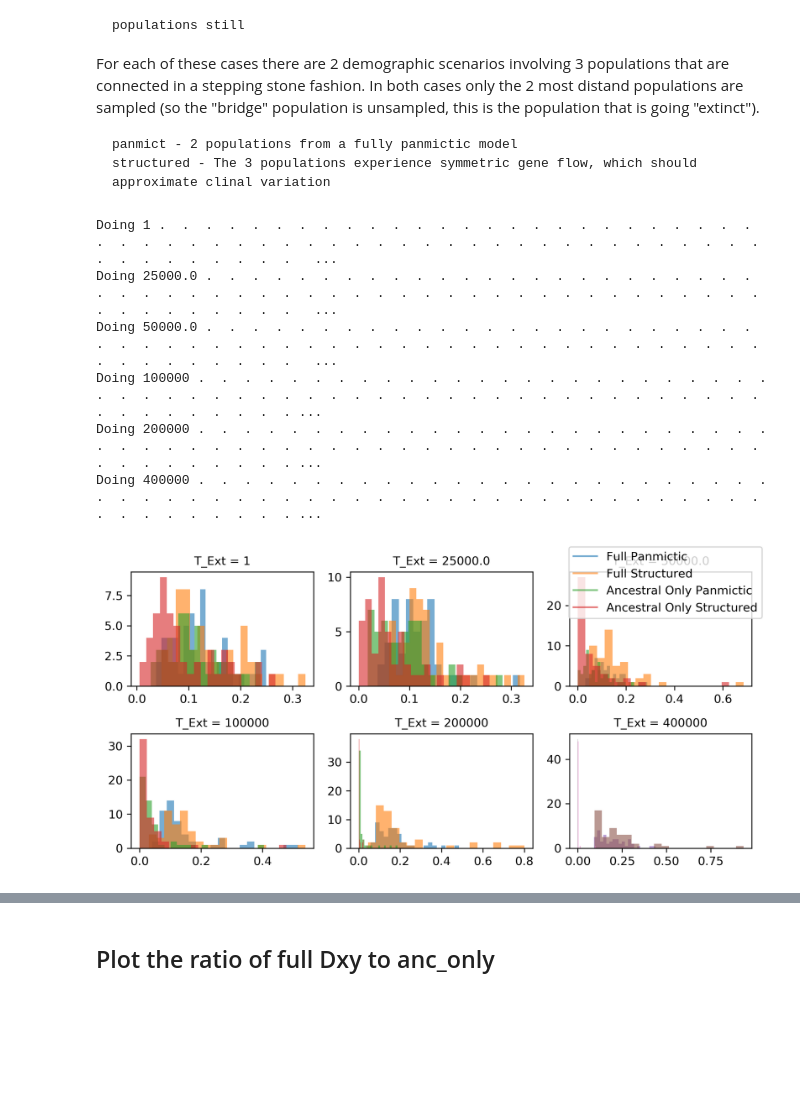
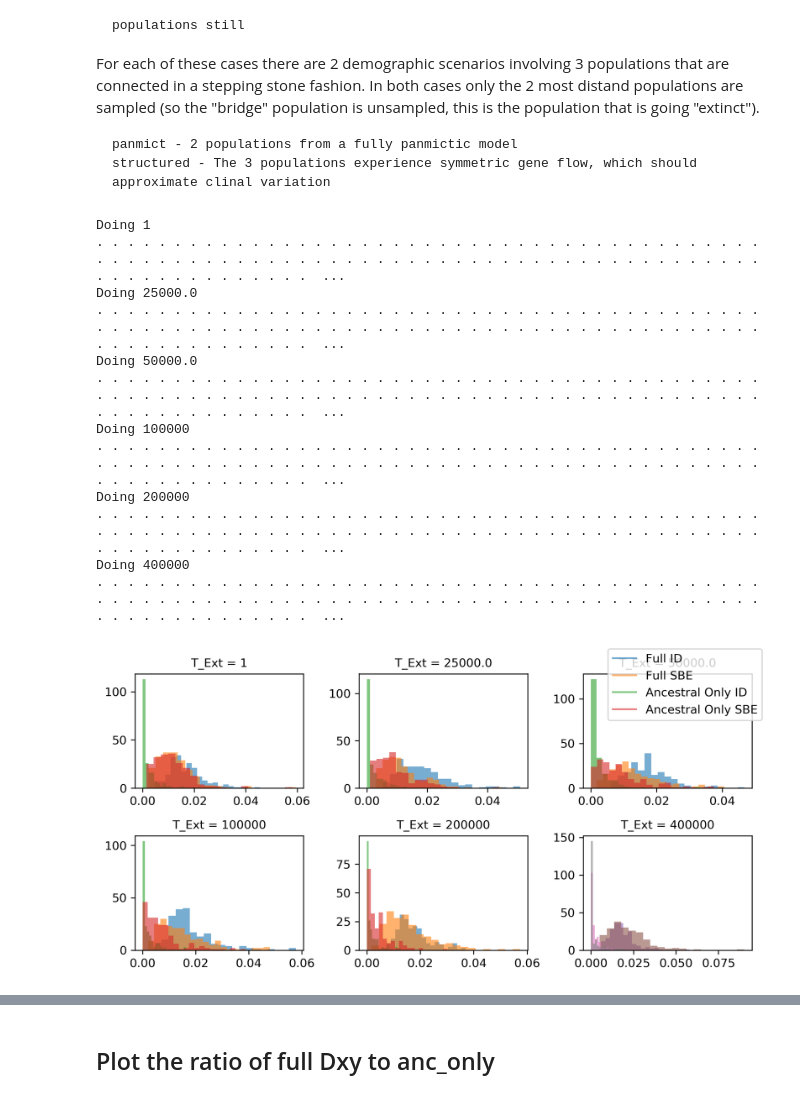
Before and after one commit to isaacovercast/lab-notebooks, a Jupyter notebook: SpeciationByExtinction/SpeciationByExtinction.ipynb, the cells around one changed output, grey strips where cells are left out. Saved outputs shown, nothing was run; the diff lists cells and outputs as text; code cells hidden in the pictures; blank space fills up the shorter version.

```diff
--- a/SpeciationByExtinction/SpeciationByExtinction.ipynb
+++ b/SpeciationByExtinction/SpeciationByExtinction.ipynb
@@ -106,8 +106,8 @@ def simseqs(sample_size=10, structured=False, get_pis=False, TMRCA=220e3, T_Ext=
         demographic_events = [au_change, ua_change, bu_change, ub_change, atou_event, btou_event]
     else:
         ## All lineages coalesce at some point in the past
-        panmictic_event0 = msprime.MassMigration(time=T_Extinction, source=0, destination=1, proportion=1.0)
-        panmictic_event1 = msprime.MassMigration(time=T_Extinction, source=2, destination=1, proportion=1.0)
+        panmictic_event0 = msprime.MassMigration(time=T_MRCA, source=0, destination=1, proportion=1.0)
+        panmictic_event1 = msprime.MassMigration(time=T_MRCA, source=2, destination=1, proportion=1.0)
         demographic_events = [panmictic_event0, panmictic_event1]
         #demographic_events = [au_change, ua_change, bu_change, ub_change, atou_event, btou_event]
 
@@ -132,10 +132,12 @@ def simseqs(sample_size=10, structured=False, get_pis=False, TMRCA=220e3, T_Ext=
     if get_pis:
         pop0 = ts.get_samples(0)
         pop2 = ts.get_samples(2)
+        print(pop0, pop2)
         pi0 = ts.get_pairwise_diversity(pop0)/sequence_length
         pi2 = ts.get_pairwise_diversity(pop2)/sequence_length
-        pi_total = ts.get_pairwise_diversity(pop0 + pop2)/sequence_length
-        return pi0, pi2, pi_total
+        pi_total = ts.get_pairwise_diversity(np.concatenate([pop0, pop2]))/sequence_length
+        div = ts.divergence(sample_sets=[pop0, pop2])
+        return pi0, pi2, pi_total, div
     ## Return the haplotypes for the do_sims function
     else:
         return ts.haplotypes()
@@ -161,8 +164,8 @@ def do_sims(sample_size=10, structured=False, get_pis=False, TMRCA=220e3, T_Ext=
             #print(len(list(haps)))
             ahaps = [next(haps) for _ in range(samps)]
             bhaps = [next(haps) for _ in range(samps)]
-            ahaps_t = np.transpose(np.array([map(int, list(x)) for x in ahaps]))
-            bhaps_t = np.transpose(np.array([map(int, list(x)) for x in bhaps]))
+            ahaps_t = np.transpose(np.array([list(map(int, list(x))) for x in ahaps]))
+            bhaps_t = np.transpose(np.array([list(map(int, list(x))) for x in bhaps]))
             if debug:
                 print(len(ahaps), len(bhaps))
                 #print(ahaps, bhaps)
@@ -172,7 +175,7 @@ def do_sims(sample_size=10, structured=False, get_pis=False, TMRCA=220e3, T_Ext=
             anchapsa = []
             anchapsb = []
             nanchaps = 0
-            for j in xrange(len(ahaps_t)):
+            for j in range(len(ahaps_t)):
                 ## If ancestral polymorphism segregates in both samples then keep it
                 try:
                     ## This is slightly wrong, since it doesn't include the possibility
@@ -212,7 +237,8 @@ For each of these cases there are 2 demographic scenarios involving 3 population
 Ne=100000
 ## Rosenberg 2002
 TMRCA = 5*Ne
-mig = 10./Ne
+# mig = 1/Ne shows the same pattern but with reduced strength
+mig = 10/Ne
 samps = 40
 TEXTS = [1, 0.25*Ne, 0.5*Ne, Ne, 2*Ne, 4*Ne]
 
@@ -231,7 +257,7 @@ nsims = 200
 for t in TEXTS:
     print("\nDoing {}".format(t)),
     for x in range(nsims):
-        print(". "),
+        print(". ", end="")
         a, b, c = do_sims(sample_size=samps, structured=False, TMRCA=TMRCA, T_Ext=t, Ne=Ne, mig=mig)
         full["panmict"][t].append(a)
         anc_only["panmict"][t].append(b)
@@ -242,34 +268,40 @@ for t in TEXTS:
 
 print(full["panmict"][t][0])
 # %% [output]
-Doing 1 .  .  .  .  .  .  .  .  .  .  .  .  .  .  .  .  .  .  .  .  .  .  .  .  .  .  .  .  .  .  .  .  .  .  .  .  .  .  .  .  .  .  .  .  .  .  .  .  .  .  .  .  .  .  .  .  .  .  .  .  .  .  .  .   ...
-Doing 25000.0 .  .  .  .  .  .  .  .  .  .  .  .  .  .  .  .  .  .  .  .  .  .  .  .  .  .  .  .  .  .  .  .  .  .  .  .  .  .  .  .  .  .  .  .  .  .  .  .  .  .  .  .  .  .  .  .  .  .  .  .  .  .   ...
-Doing 50000.0 .  .  .  .  .  .  .  .  .  .  .  .  .  .  .  .  .  .  .  .  .  .  .  .  .  .  .  .  .  .  .  .  .  .  .  .  .  .  .  .  .  .  .  .  .  .  .  .  .  .  .  .  .  .  .  .  .  .  .  .  .  .   ...
-Doing 100000 .  .  .  .  .  .  .  .  .  .  .  .  .  .  .  .  .  .  .  .  .  .  .  .  .  .  .  .  .  .  .  .  .  .  .  .  .  .  .  .  .  .  .  .  .  .  .  .  .  .  .  .  .  .  .  .  .  .  .  .  .  .  . ...
-Doing 200000 .  .  .  .  .  .  .  .  .  .  .  .  .  .  .  .  .  .  .  .  .  .  .  .  .  .  .  .  .  .  .  .  .  .  .  .  .  .  .  .  .  .  .  .  .  .  .  .  .  .  .  .  .  .  .  .  .  .  .  .  .  .  . ...
-Doing 400000 .  .  .  .  .  .  .  .  .  .  .  .  .  .  .  .  .  .  .  .  .  .  .  .  .  .  .  .  .  .  .  .  .  .  .  .  .  .  .  .  .  .  .  .  .  .  .  .  .  .  .  .  .  .  .  .  .  .  .  .  .  .  . ...
+Doing 1
+. . . . . . . . . . . . . . . . . . . . . . . . . . . . . . . . . . . . . . . . . . . . . . . . . . . . . . . . . . . . . . . . . . . . . . . . . . . . . . . . . . . . . . . . . . . . . . . . . . . .  ...
+Doing 25000.0
+. . . . . . . . . . . . . . . . . . . . . . . . . . . . . . . . . . . . . . . . . . . . . . . . . . . . . . . . . . . . . . . . . . . . . . . . . . . . . . . . . . . . . . . . . . . . . . . . . . . .  ...
+Doing 50000.0
+. . . . . . . . . . . . . . . . . . . . . . . . . . . . . . . . . . . . . . . . . . . . . . . . . . . . . . . . . . . . . . . . . . . . . . . . . . . . . . . . . . . . . . . . . . . . . . . . . . . .  ...
+Doing 100000
+. . . . . . . . . . . . . . . . . . . . . . . . . . . . . . . . . . . . . . . . . . . . . . . . . . . . . . . . . . . . . . . . . . . . . . . . . . . . . . . . . . . . . . . . . . . . . . . . . . . .  ...
+Doing 200000
+. . . . . . . . . . . . . . . . . . . . . . . . . . . . . . . . . . . . . . . . . . . . . . . . . . . . . . . . . . . . . . . . . . . . . . . . . . . . . . . . . . . . . . . . . . . . . . . . . . . .  ...
+Doing 400000
+. . . . . . . . . . . . . . . . . . . . . . . . . . . . . . . . . . . . . . . . . . . . . . . . . . . . . . . . . . . . . . . . . . . . . . . . . . . . . . . . . . . . . . . . . . . . . . . . . . . .  ...
 # %%
 ## Plot everything on one giant plot. It's impossible to see what's happening
 f, axarr = plt.subplots(2, 3, figsize=(8,4), dpi=300, sharex=False)
 axarr = [a for b in axarr for a in b]
 
 ## Proxy lines for the legend
-plt.plot([], label="Full Panmictic", alpha=0.6)
-plt.plot([], label="Full Structured", alpha=0.6)
-plt.plot([], label="Ancestral Only Panmictic", alpha=0.6)
-plt.plot([], label="Ancestral Only Structured", alpha=0.6)
+plt.plot([], label="Full ID", alpha=0.6)
+plt.plot([], label="Full SBE", alpha=0.6)
+plt.plot([], label="Ancestral Only ID", alpha=0.6)
+plt.plot([], label="Ancestral Only SBE", alpha=0.6)
 
 
-for i, t, ax in zip(xrange(0,6), TEXTS, axarr):
+for i, t, ax in zip(range(0,6), TEXTS, axarr):
     _, _, _ = ax.hist(full["panmict"][t], alpha=0.6, bins=20)
     _, _, _ = ax.hist(full["structured"][t], alpha=0.6, bins=20)
     _, _, _ = ax.hist(anc_only["panmict"][t], alpha=0.6, bins=20)
     _, _, _ = ax.hist(anc_only["structured"][t], alpha=0.6, bins=20)
     ax.set_title("T_Ext = {}".format(t), fontsize=10)
 _ = f.legend()
 plt.tight_layout()
 # %% [output]
-[figure, old version]
+[figure, new version]
 # %%
 f, axarr = plt.subplots(2, 3, figsize=(8,4), dpi=300, sharex=True)
 axarr = [a for b in axarr for a in b]
```
Also changed, not shown: parts of 9 cells of this notebook, 1 other file.
